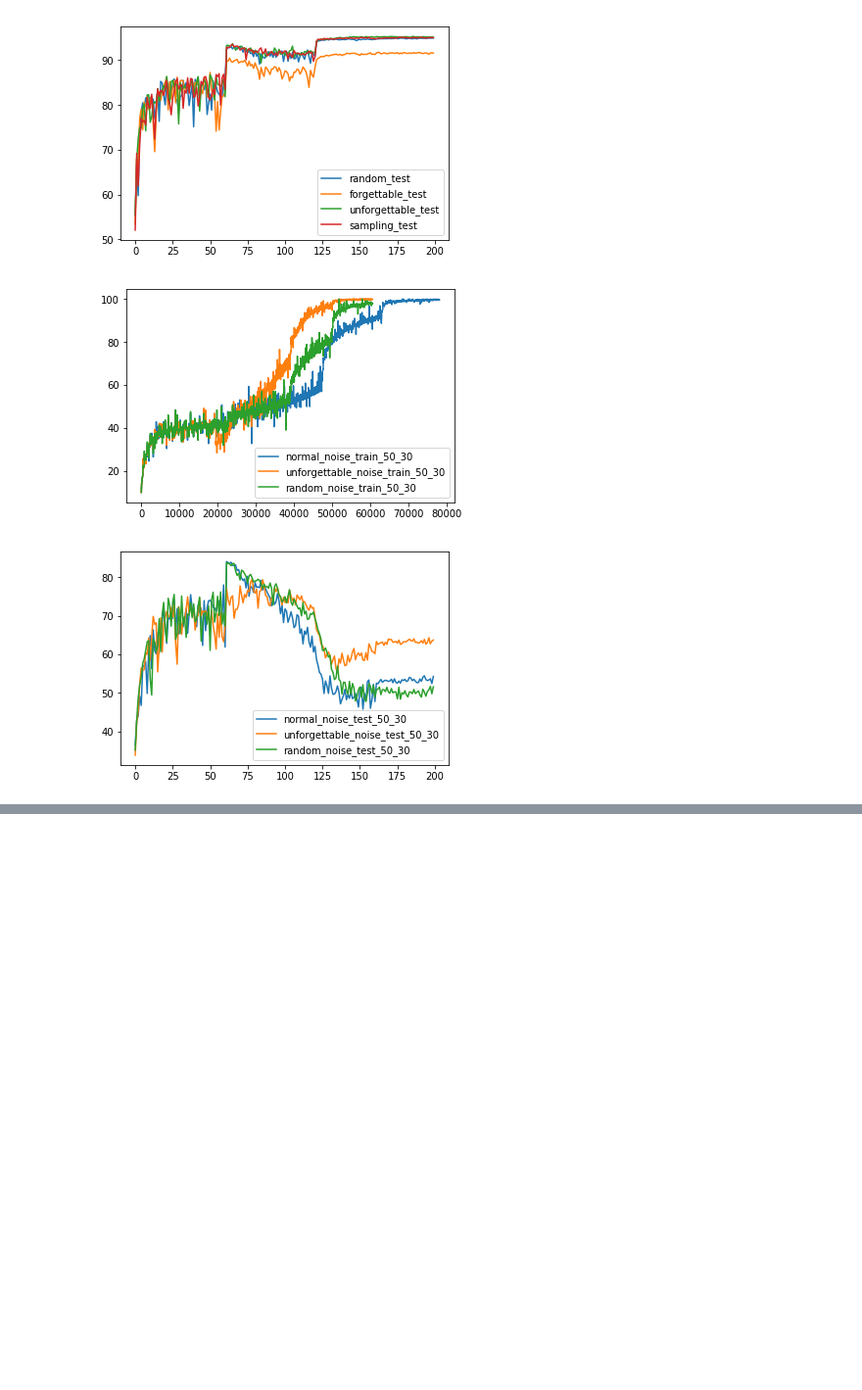
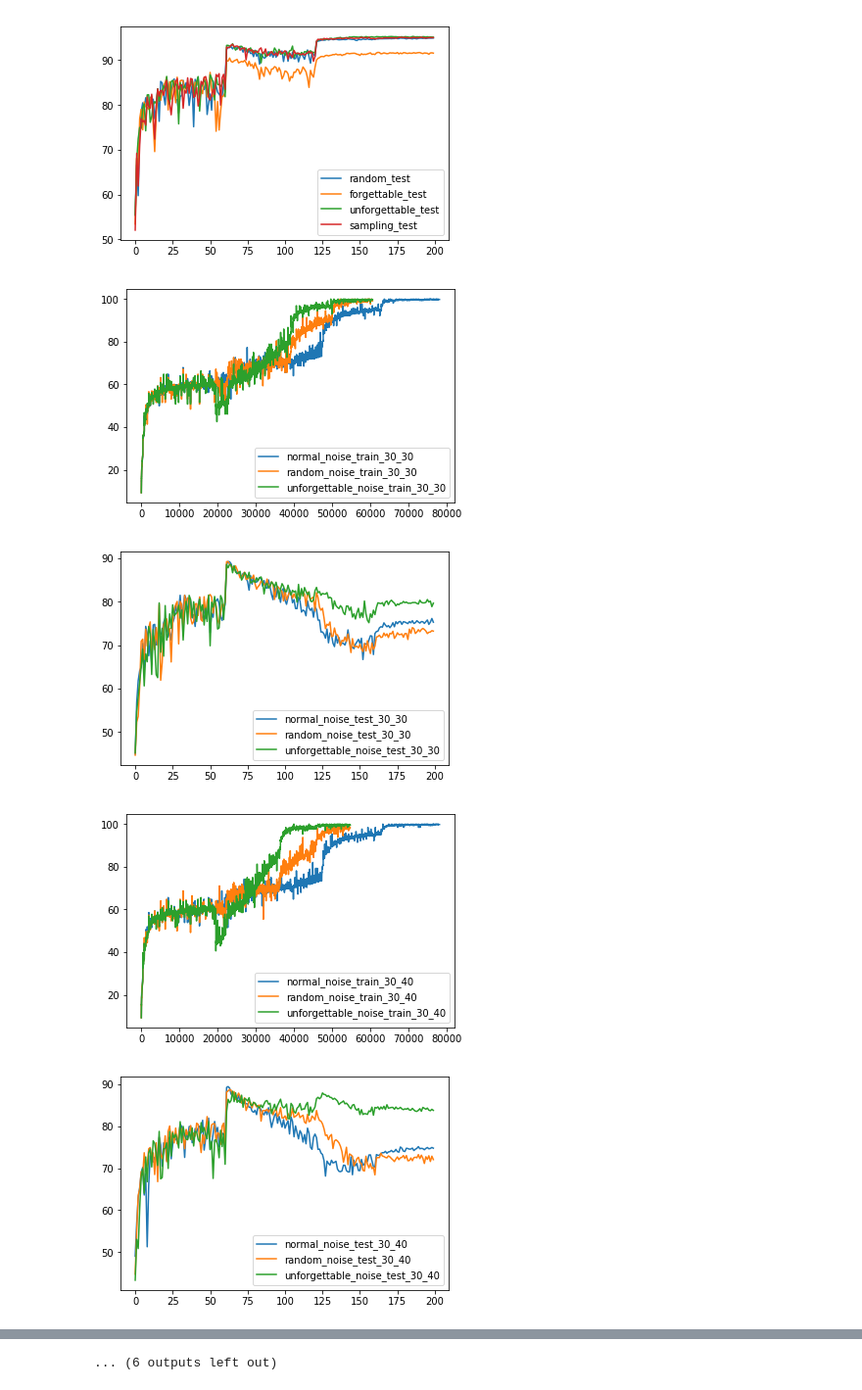
Before and after one commit to ZihengJiang/example_forgetting, a Jupyter notebook: analysis.ipynb, the cells around one changed output, grey strips where cells are left out. Shown at 98% size. Drawn from its saved outputs; the diff is of its cells as text; code cells hidden in the pictures; blank space fills up the shorter version.

```diff
--- a/analysis.ipynb
+++ b/analysis.ipynb
@@ -13,9 +13,8 @@ def get_default_args():
     args['data_augmentation'] = 'True'
     args['seed'] = 1
     args['sorting_file'] = 'none'
-    args['remove_n'] = 15000
-    args['burn_in_epochs'] = 200
-    args['mode'] = 'online'
+    args['remove_percent'] = 30
+    args['burn_in_epochs'] = 50
     args['remove_strategy'] = 'unforgettable'
     args['noise_percent_labels'] = 0
     return args
@@ -31,5 +30,18 @@ def get_stats(data_dir, **kwargs):
     saved_fname = get_fname_from_args(args)
     fname = os.path.join(data_dir, saved_fname) + '__stats_dict.pkl'
     with open(fname, 'rb') as fin:
-        data_stats = pickle.load(fin)
+        unpickler = pickle.Unpickler(fin)
+        data_stats = unpickler.load()
     return data_stats
+
+def get_flipped_data(data_dir, **kwargs):
+    args = get_default_args()
+    for key in kwargs:
+        args[key] = kwargs[key]
+    saved_fname = get_fname_from_args(args)
+    fname = os.path.join(data_dir, saved_fname) + '_changed_labels.txt'
+    indexes = []
+    with open(fname, 'rb') as fin:
+        for line in fin:
+            indexes.append(int(line.split()[0]))
+    return np.array(indexes)
@@ -190,33 +189,35 @@ compare_online_different_remove_strategy()
 # %%
 def train_on_noise_dataset():
     out_dir = './online_results'
     fig_cnt = 0
-    for noise_percent in [30, 40, 50, 60, 70]:
-        for remove_percent in [30, 40, 50, 60, 70]:
+    for noise_percent in [30, 40, 50]:
+        for remove_percent in [30, 40, 50]:
             remove_n = int(50000 * remove_percent / 100)
             stats = {}
-            stats['normal'] = get_stats(out_dir, burn_in_epochs=200, noise_percent_labels=noise_percent)
-            stats['random'] = get_stats(out_dir, burn_in_epochs=50, noise_percent_labels=noise_percent, remove_n=remove_n, remove_strategy='random')
-            stats['unforgettable'] = get_stats(out_dir, burn_in_epochs=50, noise_percent_labels=noise_percent, remove_n=remove_n, remove_strategy='unforgettable')
+            stats['normal'] = get_stats(out_dir, noise_percent_labels=noise_percent, remove_n=remove_n, remove_strategy='normal')
+            stats['random'] = get_stats(out_dir, noise_percent_labels=noise_percent, remove_n=remove_n, remove_strategy='random')
+            stats['unforgettable'] = get_stats(out_dir, noise_percent_labels=noise_percent, remove_n=remove_n, remove_strategy='unforgettable')
 
             # plot figure
             fig_cnt += 1
             plt.figure(fig_cnt)
             for key in stats:
                 label = '_'.join([key, 'noise_train', str(noise_percent), str(remove_percent)])
                 plt.plot(stats[key]['train'][1], label=label)
             plt.legend()
 
             fig_cnt += 1
             plt.figure(fig_cnt)
             for key in stats:
                 label = '_'.join([key, 'noise_test', str(noise_percent), str(remove_percent)])
                 plt.plot(stats[key]['test'][1], label=label)
             plt.legend()
 
     plt.show()
 
 train_on_noise_dataset()
 # %% [output]
-[figure, old version]
+[figure, new version]
-[figure, old version]
+[figure, new version]
+[figure, added]
+[figure, added]
@@ -222,0 +232 @@ train_on_noise_dataset()
+... (6 outputs left out)
```
Also changed, not shown: parts of 13 cells of this notebook, 22 other files.
